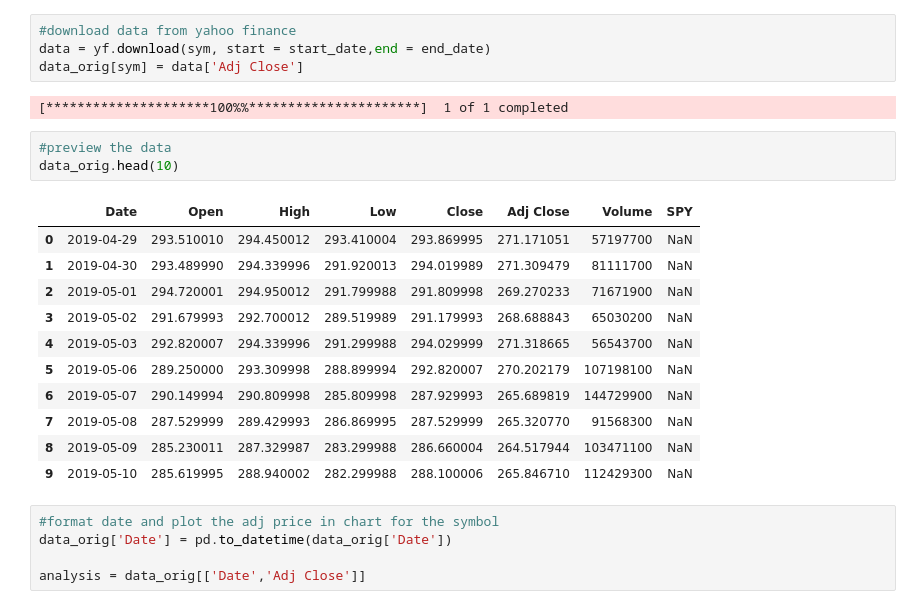
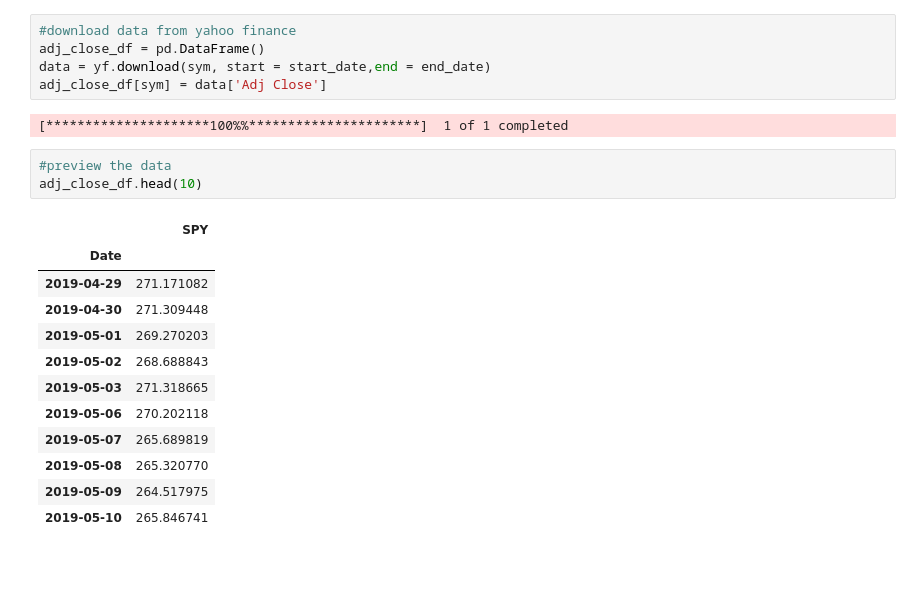
Before and after one commit to YSharing/AnalysisProjects, a Jupyter notebook: SeasonalAanlysis.ipynb, the cells around one changed output. Drawn from its saved outputs; the diff is of its cells as text; blank space fills up the shorter version.

```diff
--- a/SeasonalAanlysis.ipynb
+++ b/SeasonalAanlysis.ipynb
@@ -16,27 +21,24 @@ end_date = datetime.today()
 start_date = end_date - timedelta(days = 5*365)
 # %%
 #download data from yahoo finance
+adj_close_df = pd.DataFrame()
 data = yf.download(sym, start = start_date,end = end_date)
-data_orig[sym] = data['Adj Close']
+adj_close_df[sym] = data['Adj Close']
 # %% [output]
 [*********************100%%**********************]  1 of 1 completed
 # %%
 #preview the data
-data_orig.head(10)
+adj_close_df.head(10)
 # %% [output]
-|  | Date | Open | High | Low | Close | Adj Close | Volume | SPY |
-| 0 | 2019-04-29 | 293.510010 | 294.450012 | 293.410004 | 293.869995 | 271.171051 | 57197700 | NaN |
-| 1 | 2019-04-30 | 293.489990 | 294.339996 | 291.920013 | 294.019989 | 271.309479 | 81111700 | NaN |
-| 2 | 2019-05-01 | 294.720001 | 294.950012 | 291.799988 | 291.809998 | 269.270233 | 71671900 | NaN |
-| 3 | 2019-05-02 | 291.679993 | 292.700012 | 289.519989 | 291.179993 | 268.688843 | 65030200 | NaN |
-| 4 | 2019-05-03 | 292.820007 | 294.339996 | 291.299988 | 294.029999 | 271.318665 | 56543700 | NaN |
-| 5 | 2019-05-06 | 289.250000 | 293.309998 | 288.899994 | 292.820007 | 270.202179 | 107198100 | NaN |
-| 6 | 2019-05-07 | 290.149994 | 290.809998 | 285.809998 | 287.929993 | 265.689819 | 144729900 | NaN |
-| 7 | 2019-05-08 | 287.529999 | 289.429993 | 286.869995 | 287.529999 | 265.320770 | 91568300 | NaN |
-| 8 | 2019-05-09 | 285.230011 | 287.329987 | 283.299988 | 286.660004 | 264.517944 | 103471100 | NaN |
-| 9 | 2019-05-10 | 285.619995 | 288.940002 | 282.299988 | 288.100006 | 265.846710 | 112429300 | NaN |
+|  | SPY |
+| Date |  |
+| 2019-04-29 | 271.171082 |
+| 2019-04-30 | 271.309448 |
+| 2019-05-01 | 269.270203 |
+| 2019-05-02 | 268.688843 |
+| 2019-05-03 | 271.318665 |
+| 2019-05-06 | 270.202118 |
+| 2019-05-07 | 265.689819 |
+| 2019-05-08 | 265.320770 |
+| 2019-05-09 | 264.517975 |
+| 2019-05-10 | 265.846741 |
-# %%
-#format date and plot the adj price in chart for the symbol
-data_orig['Date'] = pd.to_datetime(data_orig['Date'])
-
-analysis = data_orig[['Date','Adj Close']]
```
Also changed, not shown: parts of 9 cells of this notebook.
